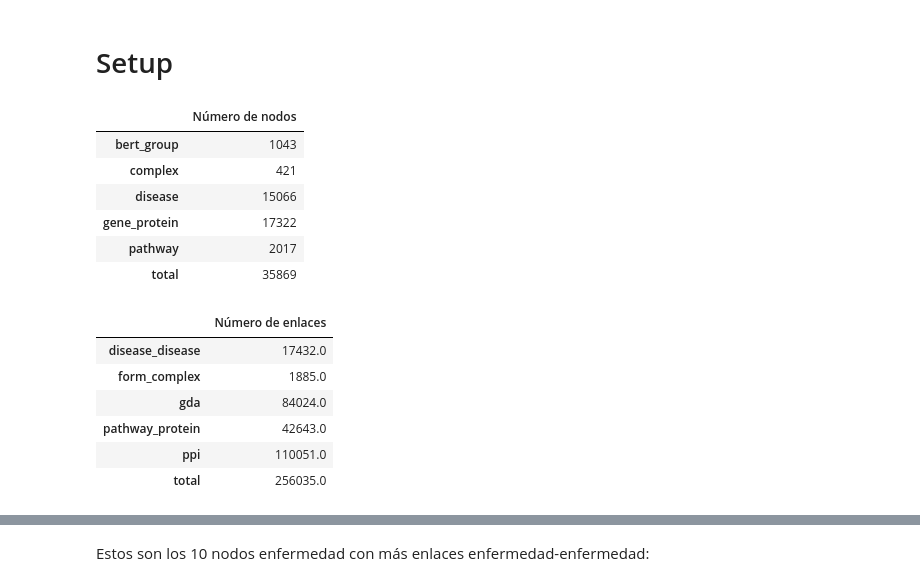
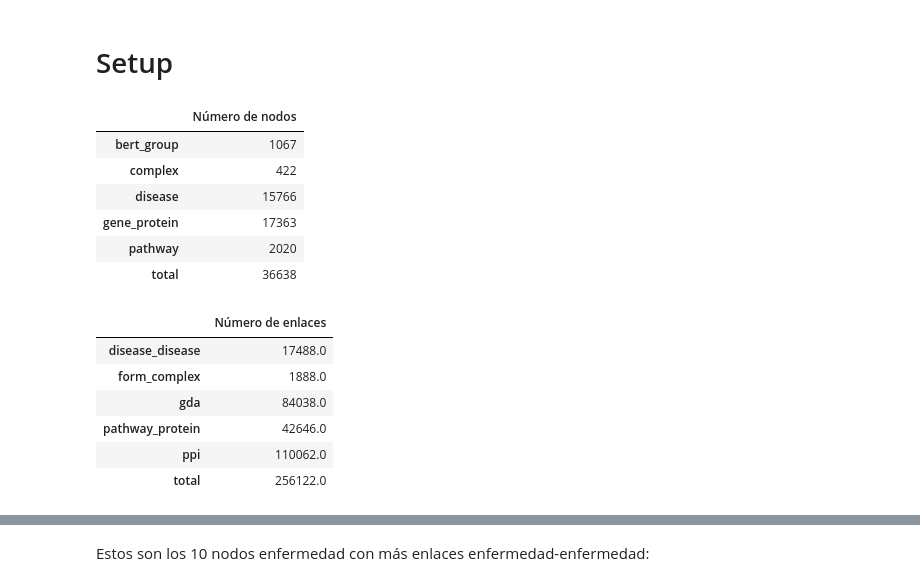
Before and after one commit to ingridheuer/gcnn_gdas, a Jupyter notebook: src/data/network_cleanup.ipynb, the cells around one changed output, grey strips where cells are left out. Saved outputs shown, nothing was run; the diff lists cells and outputs as text; code cells hidden in the pictures.

```diff
--- a/src/data/hubs.ipynb
+++ b/src/data/network_cleanup.ipynb
@@ -24,37 +23,36 @@ pio.templates.default = "seaborn"
 
 sns.set_style("darkgrid", rc={'xtick.bottom': True})
 # %%
-data_processed = "../../../data/processed/"
-data_interim = "../../../data/interim/"
-data_external = "../../../data/external/"
+data_processed = "../../data/processed/"
+data_interim = "../../data/interim/"
+data_external = "../../data/external/"
 
-graph_node_data = pd.read_csv(data_processed+"graph_data/grafo_alternativo_CG_nodos.csv")
-graph_edge_data = pd.read_csv(data_processed+"graph_data/grafo_alternativo_CG_edges.csv")
-
+graph_node_data = pd.read_csv(data_interim+"grafo_alternativo_nodos.csv")
+graph_edge_data = pd.read_csv(data_interim+"grafo_alternativo_enlaces.csv").rename(columns={"relation":"edge_type"})
 disease_attributes = pd.read_csv(data_interim+"grafo_alternativo_disease_attributes.csv")
 
 node_counts = dict(graph_node_data.node_type.value_counts())
 node_counts["total"] = sum(node_counts.values())
 
 edge_counts = dict(graph_edge_data.edge_type.value_counts()/2)
 edge_counts["total"] = sum(edge_counts.values())
 
 enfermedades = graph_node_data[(graph_node_data.node_type == "disease")|(graph_node_data.node_type == "bert_group")]
 
 display(pd.DataFrame.from_dict({"Número de nodos":node_counts}, orient="columns"))
 display(pd.DataFrame.from_dict({"Número de enlaces":edge_counts}, orient="columns"))
 # %% [output]
 |  | Número de nodos |
-| bert_group | 1043 |
-| complex | 421 |
-| disease | 15066 |
-| gene_protein | 17322 |
-| pathway | 2017 |
-| total | 35869 |
+| bert_group | 1067 |
+| complex | 422 |
+| disease | 15766 |
+| gene_protein | 17363 |
+| pathway | 2020 |
+| total | 36638 |
 |  | Número de enlaces |
-| disease_disease | 17432.0 |
-| form_complex | 1885.0 |
-| gda | 84024.0 |
-| pathway_protein | 42643.0 |
-| ppi | 110051.0 |
-| total | 256035.0 |
+| disease_disease | 17488.0 |
+| form_complex | 1888.0 |
+| gda | 84038.0 |
+| pathway_protein | 42646.0 |
+| ppi | 110062.0 |
+| total | 256122.0 |
```
Also changed, not shown: parts of 27 cells of this notebook, 3 other files.
